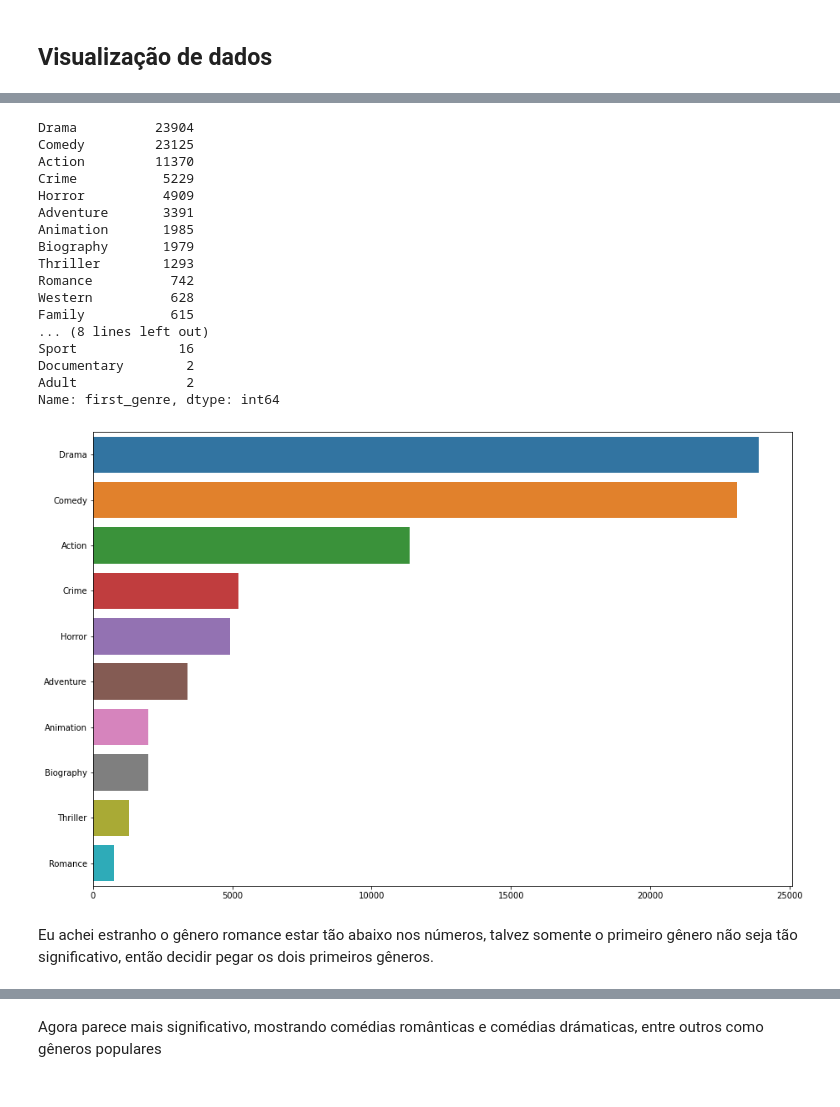
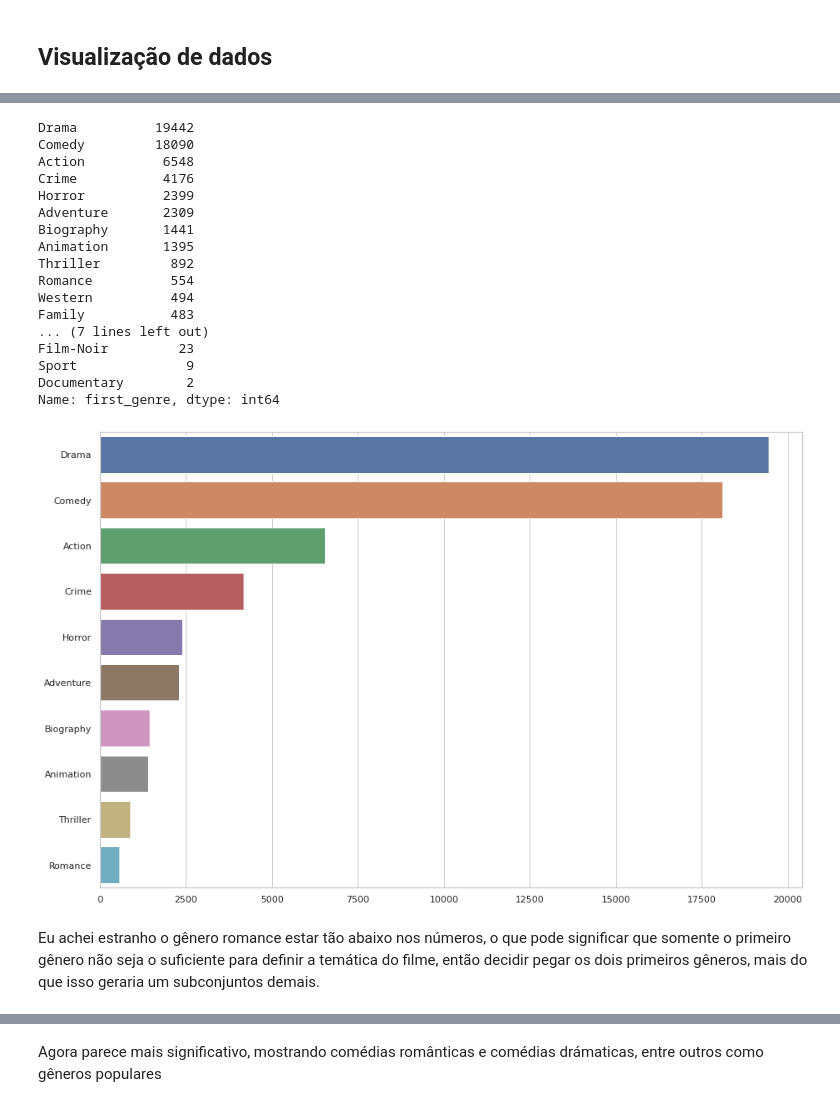
Before and after one commit to acts2/Projeto-If697, a Jupyter notebook: IMDB_movies.ipynb, the cells around one changed output, grey strips where cells are left out. Saved outputs shown, nothing was run; the diff lists cells and outputs as text; code cells hidden in the pictures.

```diff
--- a/IMDB_movies.ipynb
+++ b/IMDB_movies.ipynb
@@ -383,0 +665,3 @@ drama['avg_vote'].plot.box()
+# %%
+movies_ratings = movies_ratings[(movies_ratings['females_allages_avg_vote'] > (q1-1.5*iqr)) & (movies_ratings['females_allages_avg_vote'] < (q3+1.5*iqr))]
+len(movies_ratings)
@@ -383,0 +677,5 @@ drama['avg_vote'].plot.box()
+# %%
+q1 = movies_ratings['males_allages_avg_vote'].quantile(q=0.25)
+q3 = movies_ratings['males_allages_avg_vote'].quantile(q=0.75)
+iqr = q3 - q1
+iqr
@@ -383,0 +684,3 @@ drama['avg_vote'].plot.box()
+# %%
+movies_ratings = movies_ratings[(movies_ratings['males_allages_avg_vote'] > (q1-1.5*iqr)) & (movies_ratings['males_allages_avg_vote'] < (q3+1.5*iqr))]
+len(movies_ratings)
@@ -395,35 +705,36 @@ plt.show()
 
 #peguei só o primeiro gênero de cada filme para comparar
 
-movies['first_genre'] = movies.genre.str.split(',').str[0]
-movies.first_genre.value_counts()
+movies_ratings['first_genre'] = movies.genre.str.split(',').str[0]
+movies_ratings.first_genre.value_counts()
 # %% [output]
-Drama          23904
-Comedy         23125
-Action         11370
-Crime           5229
-Horror          4909
-Adventure       3391
-Animation       1985
-Biography       1979
-Thriller        1293
-Romance          742
-Western          628
-Family           615
-... (8 lines left out)
-Sport             16
+Drama          19442
+Comedy         18090
+Action          6548
+Crime           4176
+Horror          2399
+Adventure       2309
+Biography       1441
+Animation       1395
+Thriller         892
+Romance          554
+Western          494
+Family           483
+... (7 lines left out)
+Film-Noir         23
+Sport              9
 Documentary        2
-Adult              2
 Name: first_genre, dtype: int64
 # %%
-most_popular_genres = movies.first_genre.value_counts()[:10]
+most_popular_genres = movies_ratings.first_genre.value_counts()[:10]
 #barplot dos 10 gêneros mais populares
 plt.figure(figsize=(15, 10))
+sea.set_theme(style="whitegrid")
 sea.barplot(x= most_popular_genres.values, y =most_popular_genres.index)
 plt.show()
 # %% [output]
-[figure, old version]
+[figure, new version]
 # %% [markdown]
-Eu achei estranho o gênero romance estar tão abaixo nos números, talvez somente o primeiro gênero não seja tão significativo, então decidir pegar os dois primeiros gêneros.
+Eu achei estranho o gênero romance estar tão abaixo nos números, o que pode significar que somente o primeiro gênero não seja o suficiente para definir a temática do filme, então decidir pegar os dois primeiros gêneros, mais do que isso geraria um subconjuntos demais.
 # %%
 try:
```
Also changed, not shown: parts of 126 cells of this notebook.
